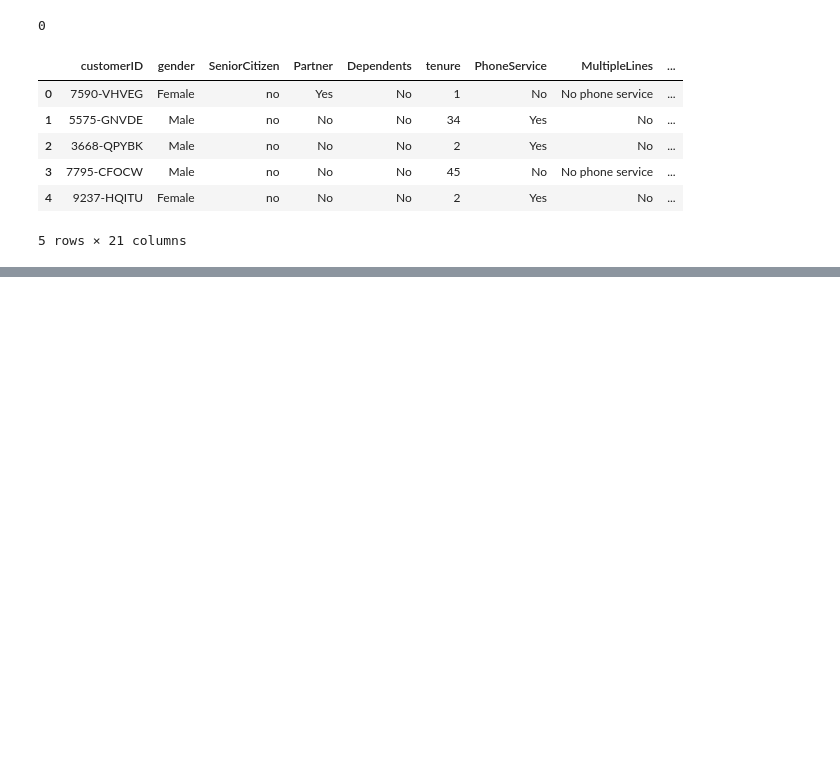
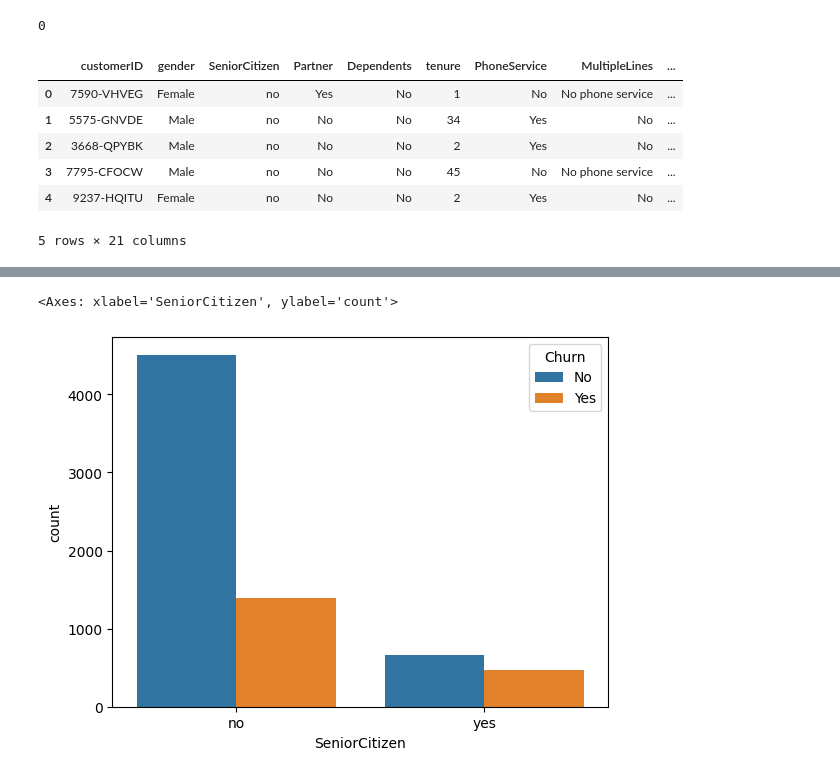
Before and after one commit to nazkisam/DataAnalysisTelecom, a Jupyter notebook: exploration.ipynb, the cells around one changed output, grey strips where cells are left out. Drawn from its saved outputs; the diff is of its cells as text; code cells hidden in the pictures; blank space fills up the shorter version.

```diff
--- a/exploration.ipynb
+++ b/exploration.ipynb
@@ -94,0 +150,5 @@ df.head()
+# %%
+sns.countplot(x = "SeniorCitizen", data = df, hue = "Churn")
+# %% [output]
+<Axes: xlabel='SeniorCitizen', ylabel='count'>
+[figure, added]
```
Also changed, not shown: parts of 9 cells of this notebook.
